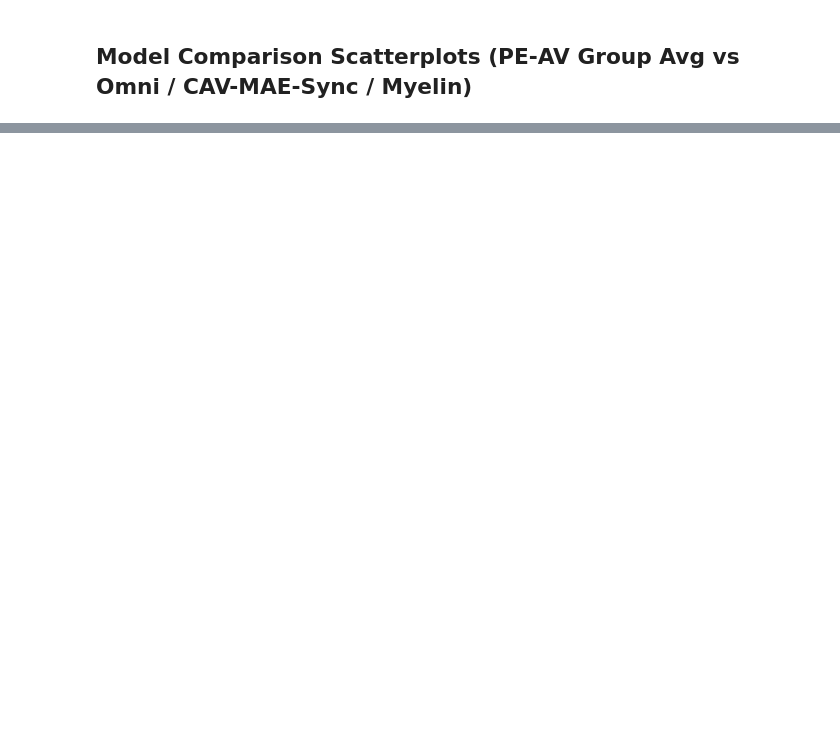
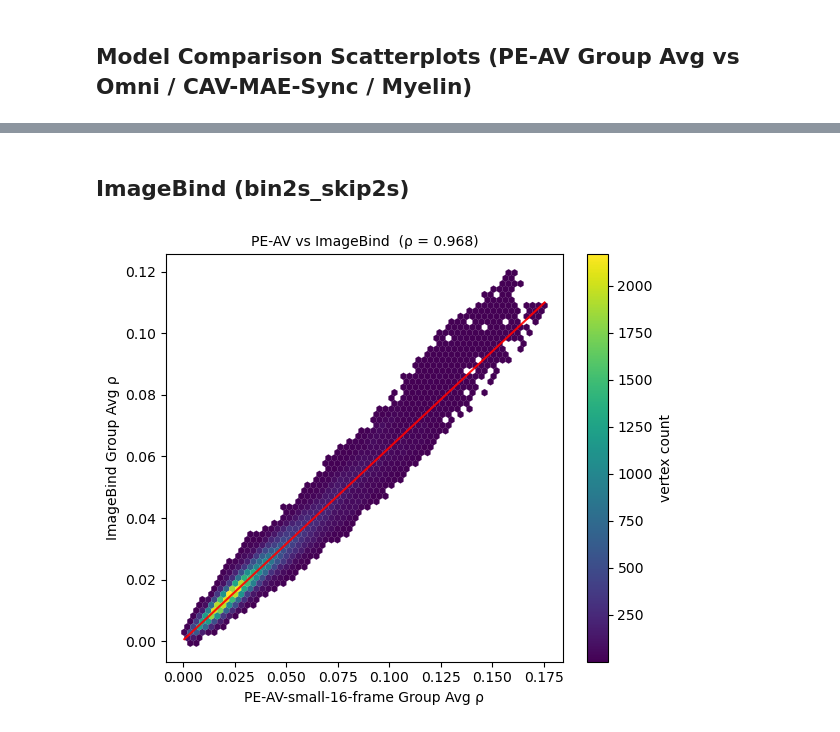
Before and after one commit to AminFathollahi/movie_watching, a Jupyter notebook: notebooks/visualization/comparison.ipynb, the cells around one changed output, grey strips where cells are left out. Drawn from its saved outputs; the diff is of its cells as text; code cells hidden in the pictures; blank space fills up the shorter version.

```diff
--- a/notebooks/visualization/comparison.ipynb
+++ b/notebooks/visualization/comparison.ipynb
@@ -302,0 +318,34 @@ for y_data, ylabel, title, fname in comparisons:
+# %% [markdown]
+## ImageBind (bin2s_skip2s)
+# %%
+IB_BIN_TAG = 'bin2s_skip2s'
+
+def _load_rsa_59k(model_dir, bin_tag, config=CONFIG):
+    path = Path(f'{OUTPUTS_BASE}/rsa/raw/group_average/{model_dir}'
+                f'/{config}_{bin_tag}_spearman'
+                f'/rsa_59k_raw_{config}_{bin_tag}_spearman_searchlight.npy')
+    if not path.exists():
+        print(f"NOT FOUND: {path}")
+        return None
+    return np.load(path)
+
+# PE-AV (av) at bin2s for fair comparison
+peav_rho_2s = _load_rsa_59k('pe-av-small-16-frame_av', IB_BIN_TAG)
+ib_rho      = _load_rsa_59k('imagebind_av',            IB_BIN_TAG)
+
+if peav_rho_2s is not None and ib_rho is not None:
+    fig, ax = plt.subplots(figsize=(6, 5))
+    hb = _hexbin_scatter(ax, peav_rho_2s, ib_rho,
+                         f'PE-AV-small-16-frame Group Avg ρ',
+                         f'ImageBind Group Avg ρ',
+                         f'PE-AV vs ImageBind')
+    plt.colorbar(hb, ax=ax, label='vertex count')
+    plt.tight_layout()
+    fig.savefig(FIGURE_DIR / f'comparison_peav_vs_imagebind_{IB_BIN_TAG}.png',
+                dpi=300, bbox_inches='tight')
+    plt.show()
+else:
+    print("One or both maps missing — run RSA for imagebind_av and pe-av-small-16-frame_av "
+          f"with {IB_BIN_TAG} first.")
+# %% [output]
+[figure, added]
```
Also changed, not shown: parts of 4 cells of this notebook, 16 other files.
